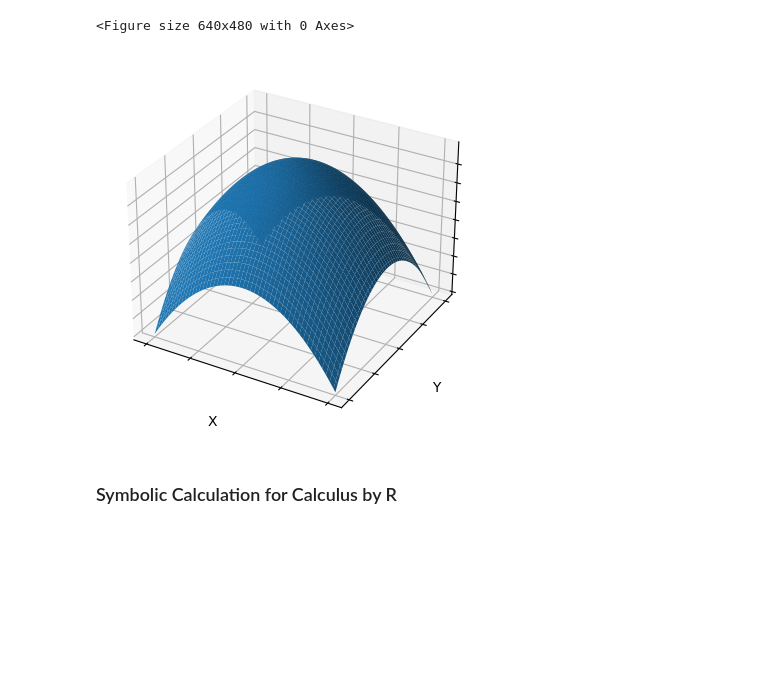
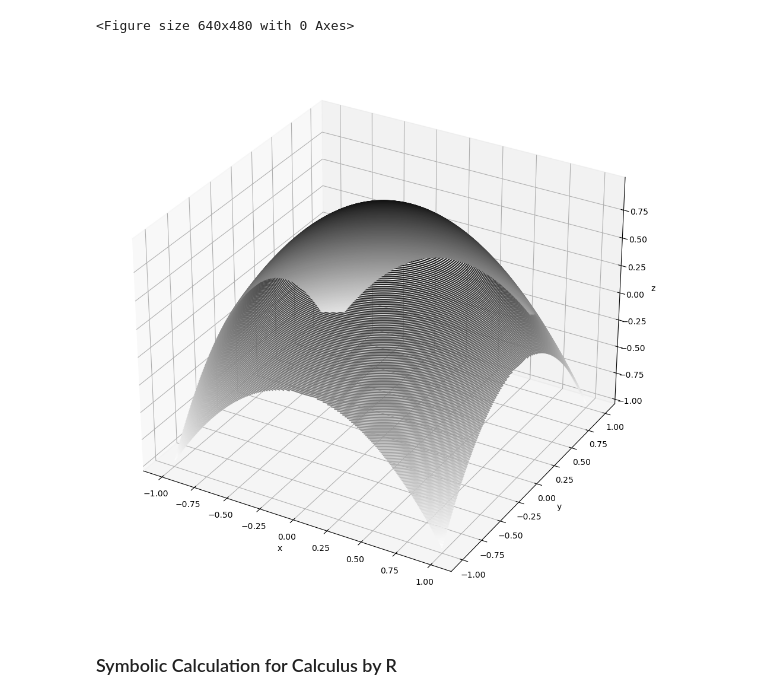
Before and after one commit to msayd99/Math_Modeling, a Jupyter notebook: Python Code/PythonMathModelCh2.ipynb, the cells around one changed output. Drawn from its saved outputs; the diff is of its cells as text; code cells hidden in the pictures; blank space fills up the shorter version.

```diff
--- a/Python Code/PythonMathModelCh2.ipynb
+++ b/Python Code/PythonMathModelCh2.ipynb
@@ -72,7 +77,8 @@ fctn(1, 2, 3)
 ### Plot with R
 # %%
 # Plot the curve of y = sin(x) from -pi to 2*pi
-plt.plot(np.linspace(-np.pi, 2*np.pi, 100), np.sin(np.linspace(-np.pi, 2*np.pi, 100)), color='k')
+x = np.linspace(-np.pi, 2*np.pi, 1000)
+plt.plot(x, np.sin(x), color='k')
 plt.xlabel('x')
 plt.ylabel('$\sin(x)$')
 plt.show()
@@ -94,22 +100,26 @@ plt.clf()
 # %% [output]
 [figure]
 <Figure size 640x480 with 0 Axes>
+# %%
+from mpl_toolkits import mplot3d
+# We import the mplot3d from mpl_toolkits, another python package necessary for plotting in 3D.
+
+def f(x,y):
+    return 1 - x**2 - y**2
 # %%
 # Plot a 3D surface with perspective angle 310 deg
 x = y = np.linspace(-1, 1, 100)
 X, Y = np.meshgrid(x, y)
-Z = 1 - X**2 - Y**2
-fig = plt.figure()
-ax = fig.add_subplot(111, projection='3d')
-ax.plot_surface(X, Y, Z)
-plt.tick_params(left = False, right = False , labelleft = False ,
-                labelbottom = False, bottom = False)
-ax.set_xlabel('X')
-ax.set_ylabel('Y')
-ax.set_zlabel('Z')
+Z = f(X,Y)
+fig = plt.figure(figsize=(16,12))
+ax = plt.axes(projection='3d')
+ax.contour3D(X, Y, Z, 200, cmap='binary')
+ax.set_xlabel("x")
+ax.set_ylabel("y")
+ax.set_zlabel("z")
 plt.show()
 # %% [output]
-[figure, old version]
+[figure, new version]
 # %% [markdown]
 ### Symbolic Calculation for Calculus by R
 # %%
```
Also changed, not shown: parts of 37 cells of this notebook.
